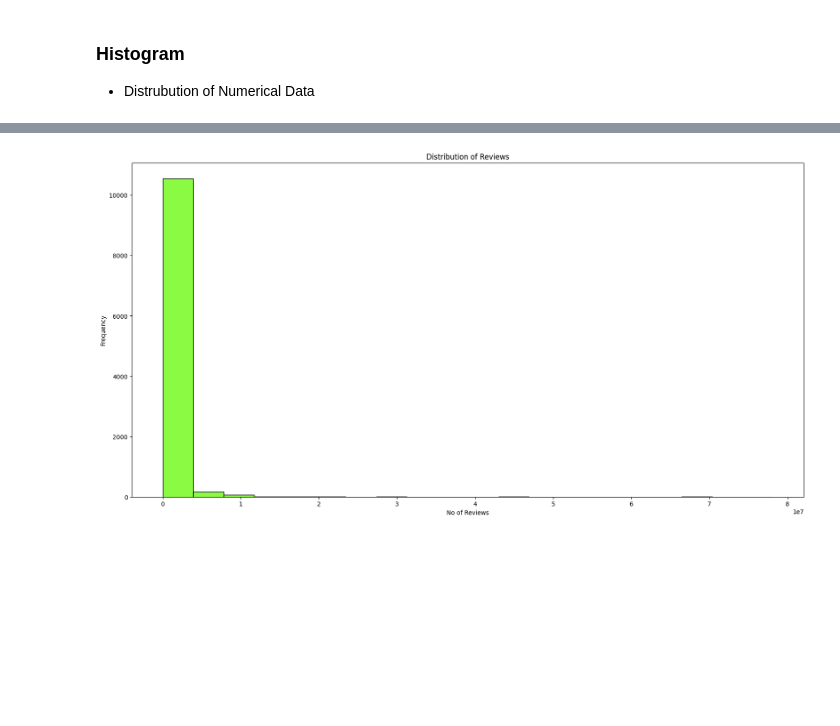
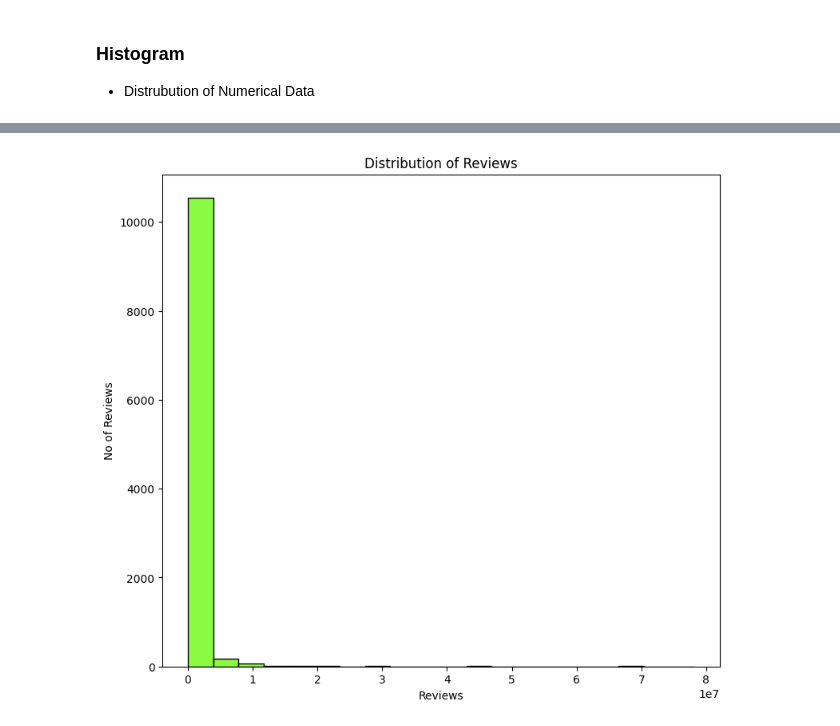
Before and after one commit to minhajvem-18/Playstore_Data_Analysis, a Jupyter notebook: playstoredata.ipynb, the cells around one changed output, grey strips where cells are left out. Saved outputs shown, nothing was run; the diff lists cells and outputs as text; code cells hidden in the pictures; blank space fills up the shorter version.

```diff
--- a/playstoredata.ipynb
+++ b/playstoredata.ipynb
@@ -1257,10 +1398,10 @@ plt.show()
 # %%
-plt.figure(figsize=(20,10))
+plt.figure(figsize=(9,8))
 sns.histplot(data=df_new,x='Reviews',bins=20,color="#65F903")
 plt.title('Distribution of Reviews')
-plt.xlabel("No of Reviews")
-plt.ylabel("Frequency")
+plt.ylabel("No of Reviews")
+plt.xlabel("Reviews")
 plt.show()
 # %% [output]
-[figure, old version]
+[figure, new version]
 # %%
```
Also changed, not shown: parts of 180 cells of this notebook.
